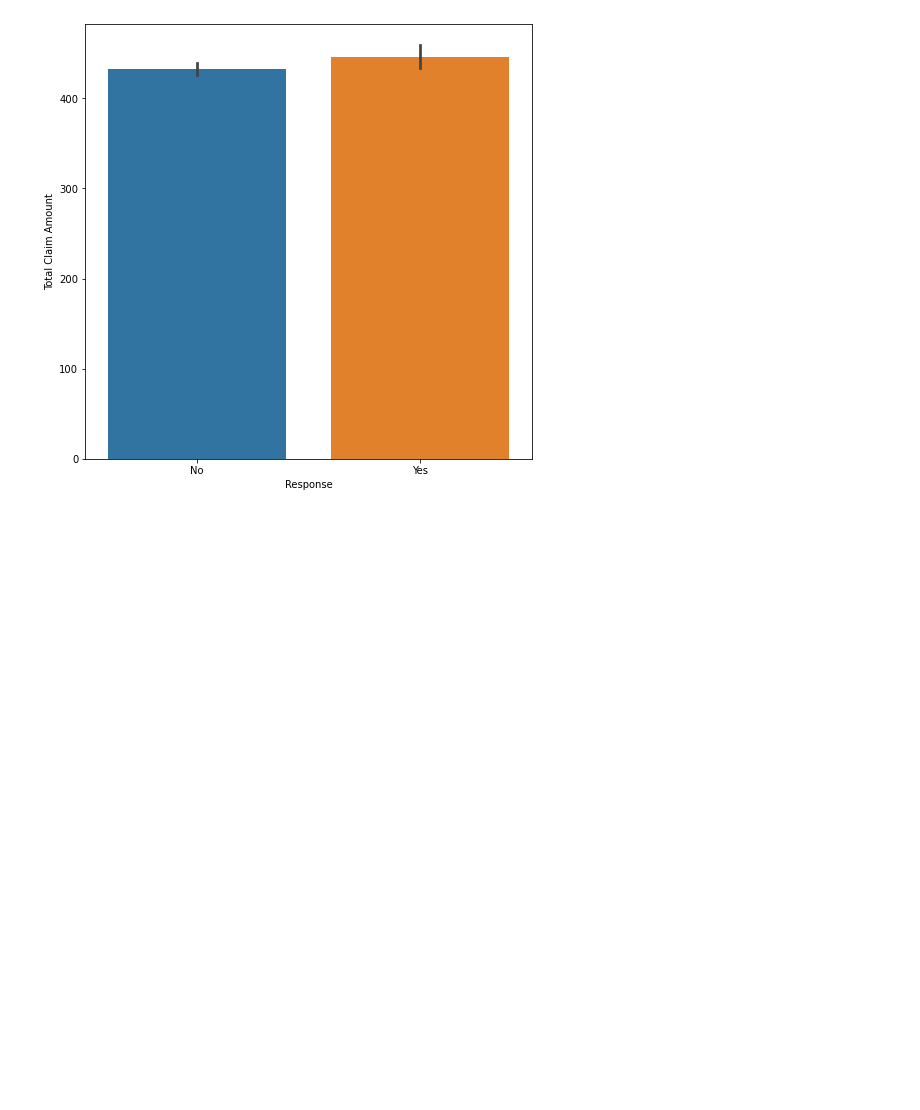
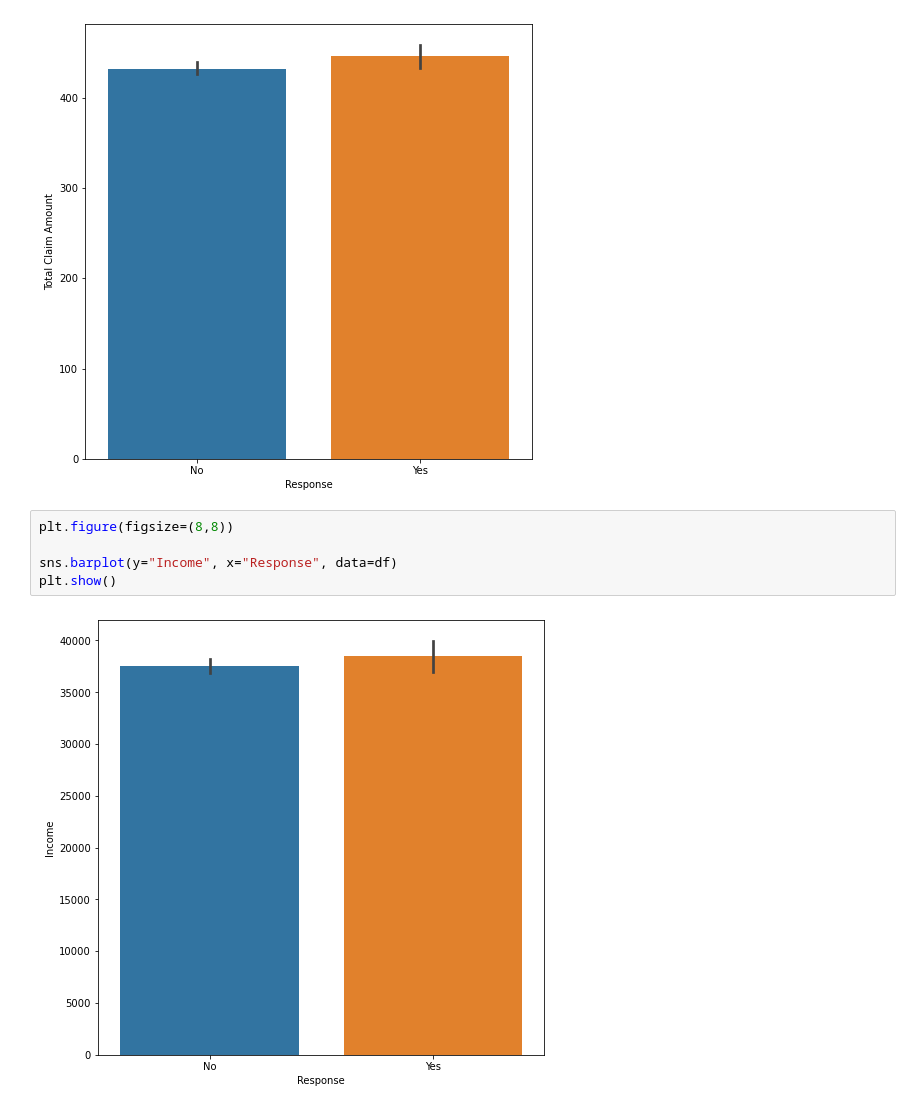
Before and after one commit to lupocordero/lab-customer-analysis-round-2, a Jupyter notebook: lab-customer-analysis-round-2.ipynb, the cells around one changed output. Drawn from its saved outputs; the diff is of its cells as text; blank space fills up the shorter version.

```diff
--- a/lab-customer-analysis-round-2.ipynb
+++ b/lab-customer-analysis-round-2.ipynb
@@ -167,3 +177,10 @@ sns.barplot(y="Total Claim Amount", x="Response", data=df)
 plt.show()
 # %% [output]
 [figure]
+# %%
+plt.figure(figsize=(8,8))
+
+sns.barplot(y="Income", x="Response", data=df)
+plt.show()
+# %% [output]
+[figure, added]
```
Also changed, not shown: parts of 27 cells of this notebook.
